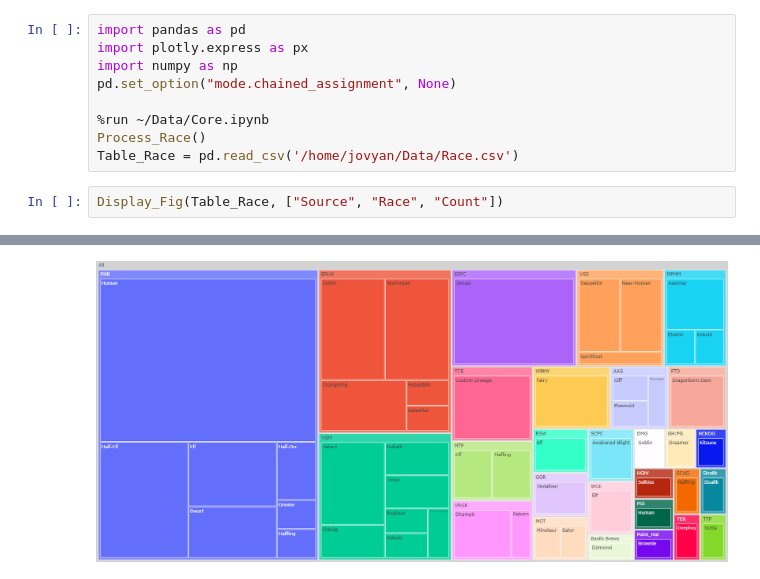
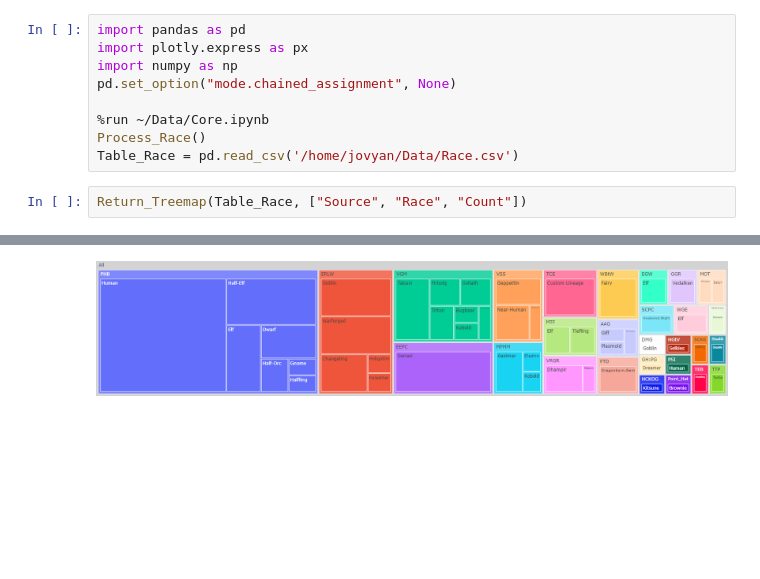
Before and after one commit to flashkid10/my-binder, a Jupyter notebook: Charts/Race_TreeMap.ipynb, the cells around one changed output, grey strips where cells are left out. Drawn from its saved outputs; the diff is of its cells as text; blank space fills up the shorter version.

```diff
--- a/Charts/Race_TreeMap.ipynb
+++ b/Charts/Race_TreeMap.ipynb
@@ -8,8 +8,8 @@ pd.set_option("mode.chained_assignment", None)
 Process_Race()
 Table_Race = pd.read_csv('/home/jovyan/Data/Race.csv')
 # %%
-Display_Fig(Table_Race, ["Source", "Race", "Count"])
+Return_Treemap(Table_Race, ["Source", "Race", "Count"])
 # %% [output]
 [interactive output not drawn]
-[figure, old version]
+[figure, new version]
 # %%
```
Also changed, not shown: parts of 1 cell of this notebook, 1 other file.
